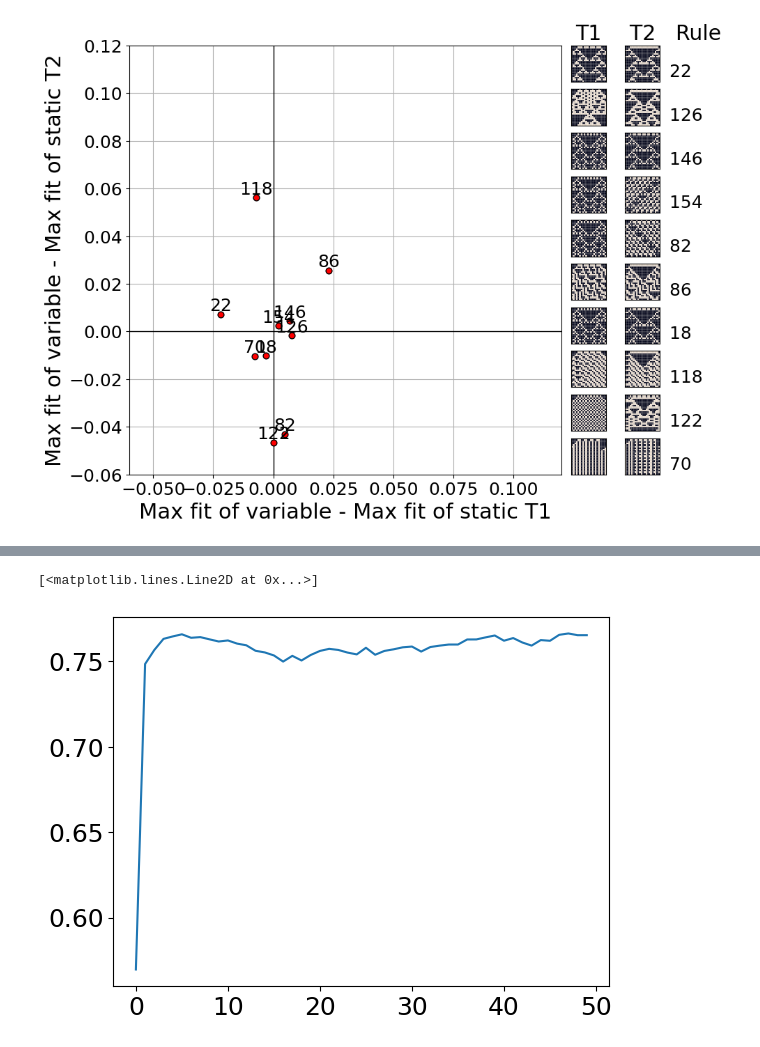
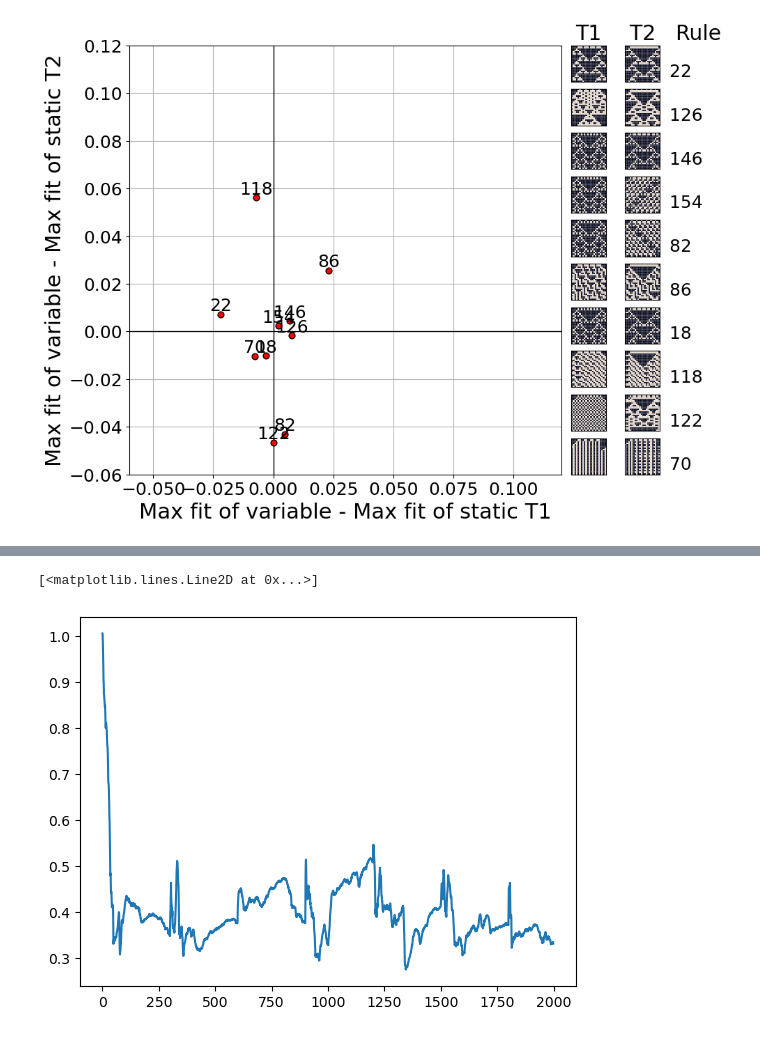
Before and after one commit to Cpetak/CA_GRN2, a Jupyter notebook: variable_maxave.ipynb, the cells around one changed output, grey strips where cells are left out. Cells and saved outputs as stored; diff of their text form; code cells hidden in the pictures.

```diff
--- a/variable_maxave.ipynb
+++ b/variable_maxave.ipynb
@@ -100,12 +117,15 @@ plt.show()
 # %% [output]
 [figure]
 # %%
-root="~/Documents/GitHub/CA_GRN2/results_new_rules/"
+root="~/Documents/GitHub/CA_GRN2/results_testing_saving/"
 #root="~/Documents/GitHub/CA_GRN2/results_testing_L1_01_good/"
 season_len = 300
 metric = "maxfits"
-rules=[118,118]
+rule = 30
+rules=[rule,rule]
+seed_ints = [69904,149796]
+num_reps = 2
 
-vari_maxs=[np.loadtxt(os.path.expanduser(root+f"stats_{season_len}_{rules[0]}-{rules[1]}_{seed_ints[0]}-{seed_ints[1]}_{i+1}_{metric}.txt")) for i in range(5)]
+vari_maxs=[np.loadtxt(os.path.expanduser(root+f"stats_{season_len}_{rules[0]}-{rules[1]}_{seed_ints[0]}-{seed_ints[1]}_{i+1}_{metric}.txt")) for i in range(num_reps)]
 # %%
 rule = rules[0]
@@ -196,11 +225,11 @@ plt.show()
 # %%
 root = "~/Documents/GitHub/CA_GRN2/results_testing_saving/"
-avail_metrics = ["avefits","maxfits","beststd","spec_pheno_stds", "pheno_stds"]
-metric = avail_metrics[0]
-rules = [90,90]
-vari_pheno_stds=[np.loadtxt(os.path.expanduser(root+f"stats_{season_len}_{rules[0]}-{rules[1]}_{seed_ints[0]}-{seed_ints[1]}_{i}_{metric}.txt")) for i in range(1)]
+avail_metrics = ["avefits","maxfits","beststd","spec_pheno_stds", "pheno_stds","geno_stds"]
+metric = avail_metrics[5]
+rules = [rule,rule]
+output=[np.loadtxt(os.path.expanduser(root+f"stats_{season_len}_{rules[0]}-{rules[1]}_{seed_ints[0]}-{seed_ints[1]}_{i+1}_{metric}.txt")) for i in range(1)]
 # %%
-plt.plot(vari_pheno_stds[0])
+plt.plot(output[0])
 # %% [output]
 [<matplotlib.lines.Line2D at 0x...>]
-[figure, old version]
+[figure, new version]
```
Also changed, not shown: parts of 3 cells of this notebook, 7 other files.
